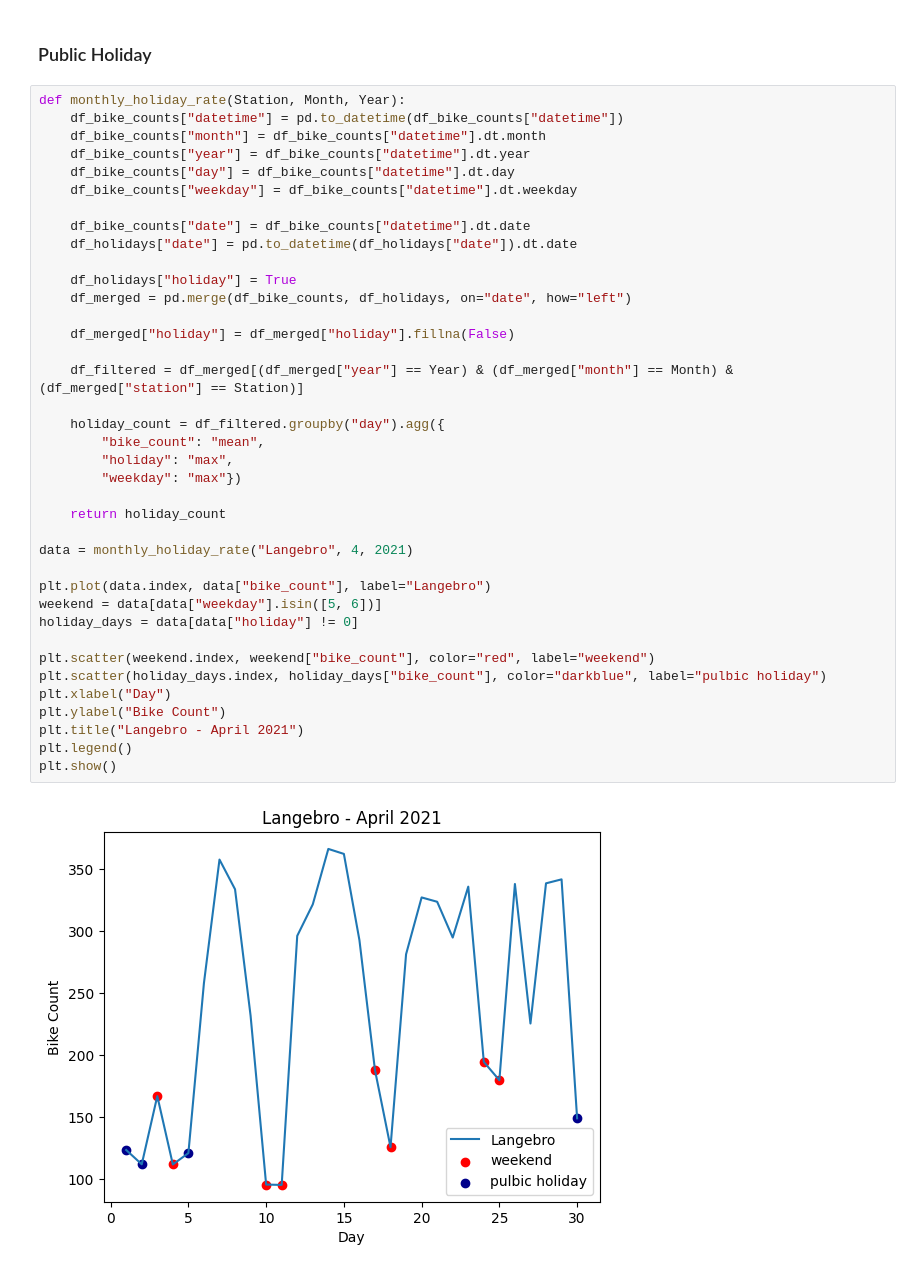
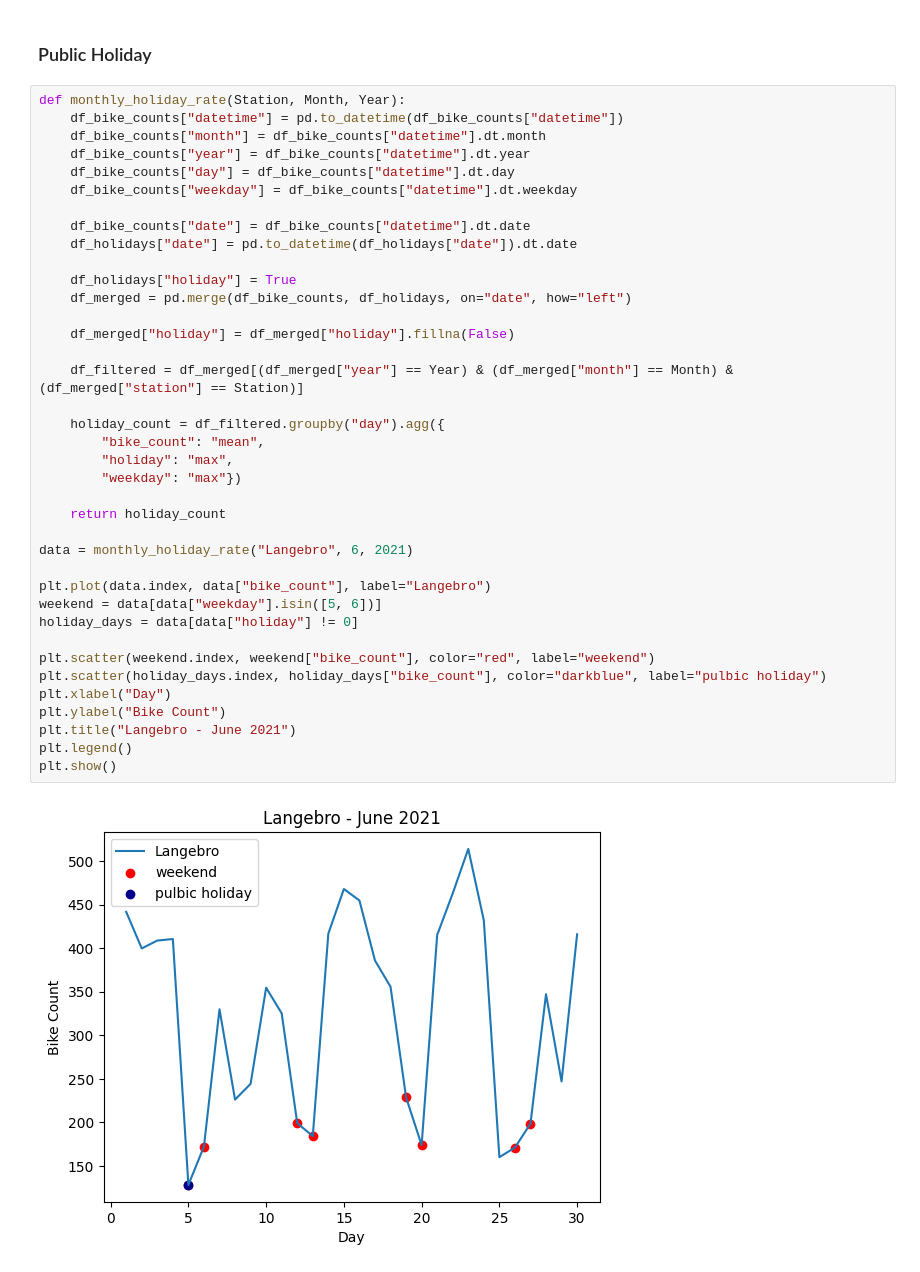
Before and after one commit to KeremOzemre/Mathematical_Modelling_Project, a Jupyter notebook: part_1.ipynb, the cells around one changed output. Saved outputs shown, nothing was run; the diff lists cells and outputs as text.

```diff
--- a/part_1.ipynb
+++ b/part_1.ipynb
@@ -159,33 +159,33 @@ def monthly_holiday_rate(Station, Month, Year):
 
     df_bike_counts["date"] = df_bike_counts["datetime"].dt.date
     df_holidays["date"] = pd.to_datetime(df_holidays["date"]).dt.date
 
     df_holidays["holiday"] = True
     df_merged = pd.merge(df_bike_counts, df_holidays, on="date", how="left")
 
     df_merged["holiday"] = df_merged["holiday"].fillna(False)
 
     df_filtered = df_merged[(df_merged["year"] == Year) & (df_merged["month"] == Month) & (df_merged["station"] == Station)]
 
     holiday_count = df_filtered.groupby("day").agg({
         "bike_count": "mean",
         "holiday": "max",
         "weekday": "max"})
 
     return holiday_count
 
-data = monthly_holiday_rate("Langebro", 4, 2021)
+data = monthly_holiday_rate("Langebro", 6, 2021)
 
 plt.plot(data.index, data["bike_count"], label="Langebro")
 weekend = data[data["weekday"].isin([5, 6])]
 holiday_days = data[data["holiday"] != 0]
 
 plt.scatter(weekend.index, weekend["bike_count"], color="red", label="weekend")
 plt.scatter(holiday_days.index, holiday_days["bike_count"], color="darkblue", label="pulbic holiday")
 plt.xlabel("Day")
 plt.ylabel("Bike Count")
-plt.title("Langebro - April 2021")
+plt.title("Langebro - June 2021")
 plt.legend()
 plt.show()
 # %% [output]
-[figure, old version]
+[figure, new version]
```
Also changed, not shown: 1 other file.
